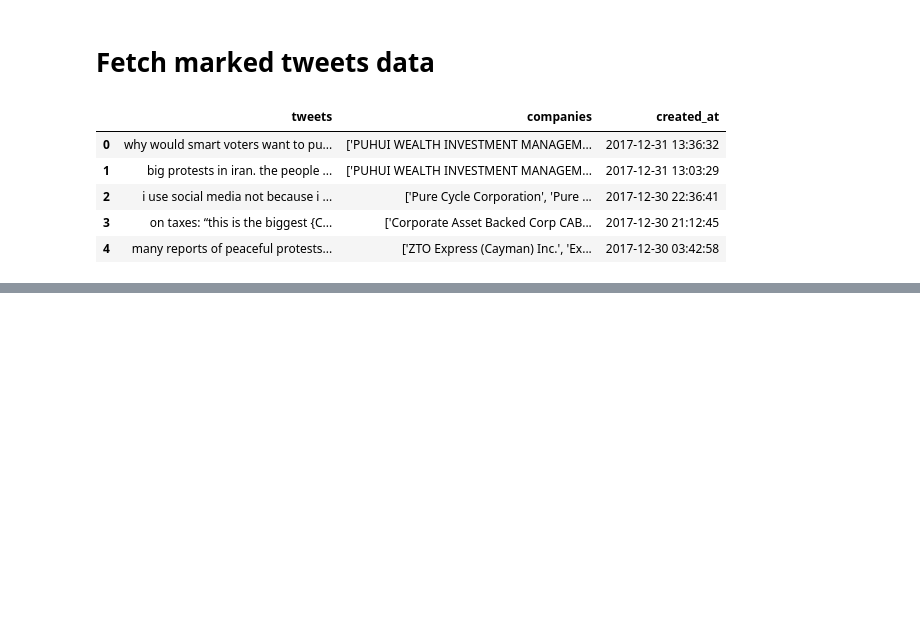
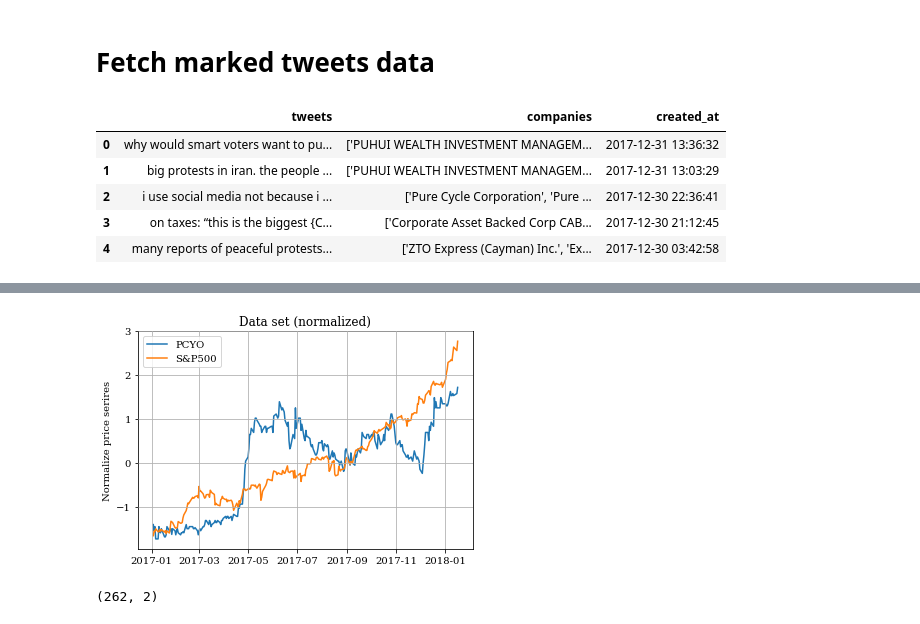
Before and after one commit to OrangeXia2013/TrumpTweetsProject, a Jupyter notebook: code_2017_2018/Event_study.ipynb, the cells around one changed output, grey strips where cells are left out. Saved outputs shown, nothing was run; the diff lists cells and outputs as text; code cells hidden in the pictures; blank space fills up the shorter version.

```diff
--- a/code_2017_2018/Event_study.ipynb
+++ b/code_2017_2018/Event_study.ipynb
@@ -126,6 +161,6 @@ tweets.head()
 | 3 | on taxes: “this is the biggest {C... | ['Corporate Asset Backed Corp CAB... | 2017-12-30 21:12:45 |
 | 4 | many reports of peaceful protests... | ['ZTO Express (Cayman) Inc.', 'Ex... | 2017-12-30 03:42:58 |
 # %%
-tweets_i = tweets.iloc[0,:]
+tweets_i = tweets.iloc[2,:]
 tweets_i
 # %% [output]
@@ -136,2 +171,3 @@ Name: 0, dtype: object
 # %%
-symbol = stolis_df['Name'] == tweets_i['']
+symbol = stolis_df['Symbol'][(stolis_df['Name'] == eval(tweets_i['companies'])[0])].values[0]
+symbol
@@ -144,0 +176,6 @@ Connected! It's the 1/200 try...
+# %%
+def my_normalize(df):
+    df = df.copy()
+    df -= df.mean()
+    df /= df.std()
+    return df
@@ -144,0 +190,26 @@ Connected! It's the 1/200 try...
+# %%
+def fetch_data_set(symbol, tweets_date, plot = False):
+    S_i = reindex_data(symbol = symbol, tweets_date = tweets_date, how = 'train')
+
+    S_m = SP500.reindex(S_i.index)
+
+    df = pd.concat([S_i, S_m ], axis = 1)
+    df.columns = ['S_i', 'S_m']
+
+    assert len(df[df['S_i'] != df['S_i']]) < 10, 'Missing values of stock %s are more than 10!'%symbol
+
+    if plot:
+        fig = plt.figure()
+        plt.plot(my_normalize(df['S_i']), label = symbol)
+        plt.plot(my_normalize(df['S_m']), label = 'S&P500' )
+        plt.title('Data set (normalized)')
+        plt.ylabel('Normalize price serires')
+        plt.legend()
+        plt.grid()
+        plt.show()
+
+    return df
+# %%
+df = fetch_data_set(symbol, tweets_i['created_at'], plot = True)
+df.shape
+# %% [output]
@@ -144,0 +218,2 @@ Connected! It's the 1/200 try...
+[figure, added]
+(262, 2)
```
Also changed, not shown: parts of 13 cells of this notebook.
